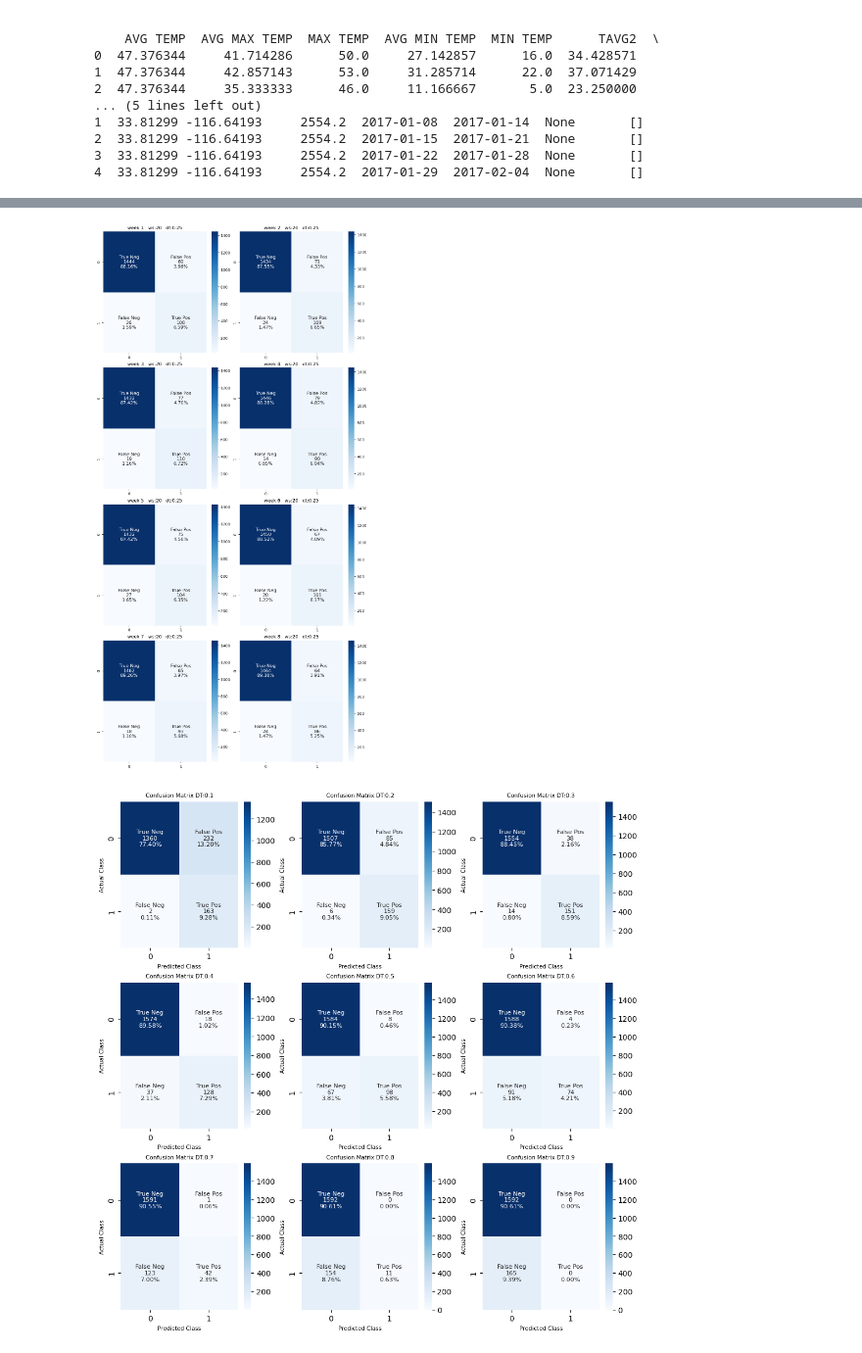
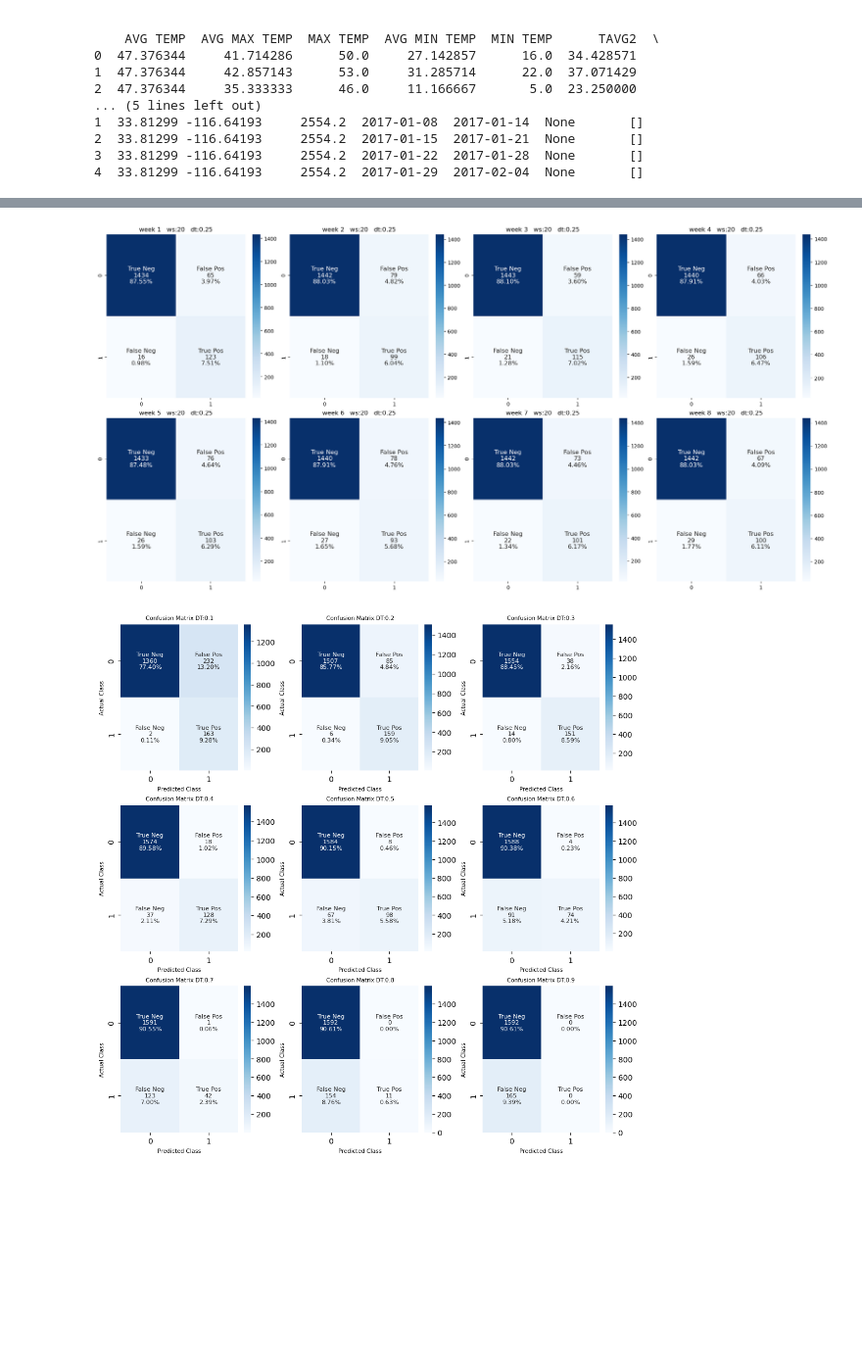
Before and after one commit to aaroncao06/calfire-ml, a Jupyter notebook: CalfireRFtimeSeriesV2.ipynb, the cells around one changed output, grey strips where cells are left out. Shown at 98% size. Drawn from its saved outputs; the diff is of its cells as text; code cells hidden in the pictures; blank space fills up the shorter version.

```diff
--- a/CalfireRFtimeSeriesV2.ipynb
+++ b/CalfireRFtimeSeriesV2.ipynb
@@ -161,22 +161,22 @@ metric_graph_df.plot(x='week', y=['accuracy', 'precision', 'recall', 'f1', 'auc_
 # %%
-fig, ax = plt.subplots(4,2, constrained_layout = True, figsize=(10,20))
+fig, ax = plt.subplots(2,4, constrained_layout = True, figsize=(20,10))
 
 for i, pred_array in enumerate(predictions):
     predictions_i_week = pred_array[:, 1]
     y_test_i_week = y_test_np[:, i]
-    binary_pred_i_week = (predictions_i_week >= dt_arr[i]).astype(int)
+    binary_pred_i_week = (predictions_i_week >= dt_arr).astype(int)
 
     cf_matrix = confusion_matrix(y_test_i_week, binary_pred_i_week)
     group_names = ['True Neg','False Pos', 'False Neg', 'True Pos']
     group_counts = ['{0:0.0f}'.format(value) for value in cf_matrix.flatten()]
     group_percentages = ['{0:.2%}'.format(value) for value in cf_matrix.flatten()/np.sum(cf_matrix)]
     labels = [f'{v1}\n{v2}\n{v3}' for v1, v2, v3 in zip(group_names,group_counts,group_percentages)]
     labels = np.asarray(labels).reshape(2,2)
     #sns.heatmap(cf_matrix, annot=labels, fmt='', cmap='Blues')
-    title = 'week '+str(i+1)+'   ws:'+str(window_size)+"   dt:"+str(dt_arr[i])
-    sns.heatmap(cf_matrix, annot=labels, annot_kws={"fontsize":12}, fmt='', cmap='Blues', ax=ax[int(i/2)][i%2]).set(title=title)
+    title = 'week '+str(i+1)+'   ws:'+str(window_size)+"   dt:"+str(dt_arr)
+    sns.heatmap(cf_matrix, annot=labels, annot_kws={"fontsize":12}, fmt='', cmap='Blues', ax=ax[int(i/4)][i%4]).set(title=title)
 # %% [output]
-[figure, old version]
+[figure, new version]
 # %%
 for i, pred_array in enumerate(predictions):
     predictions_i_week = pred_array[:, 1] #y_pred
```
Also changed, not shown: parts of 2 cells of this notebook.
